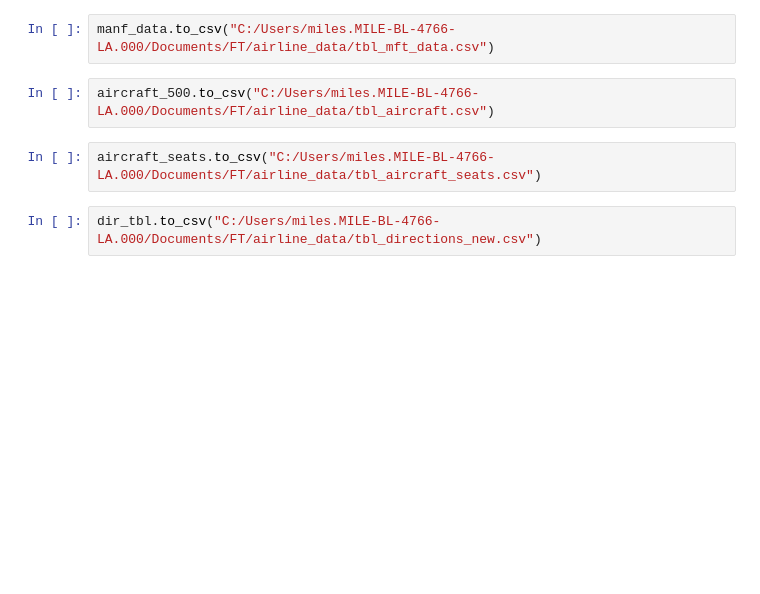
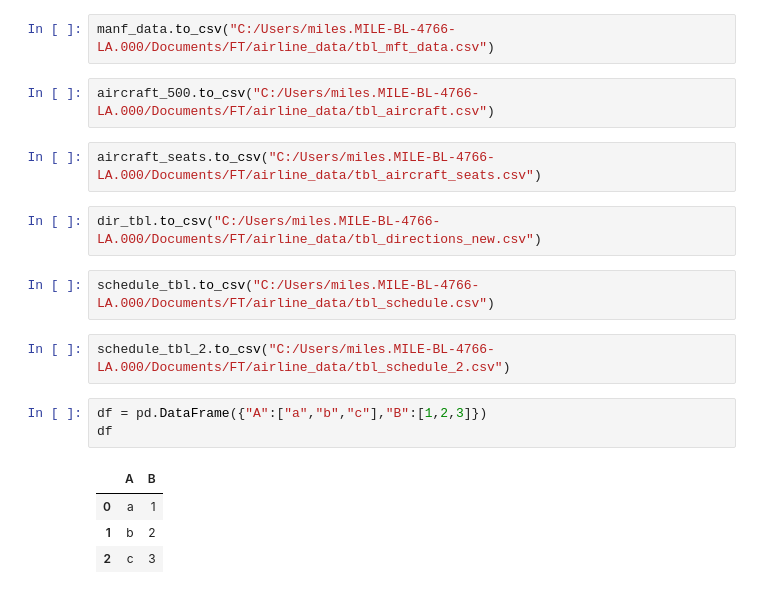
Before and after one commit to noviljohnson/FT_SQL, a Jupyter notebook: Airline_reservation/airpln_mnf_data_prep.ipynb, the cells around one changed output. Cells and saved outputs as stored; diff of their text form; blank space fills up the shorter version.

```diff
--- a/Airline_reservation/airpln_mnf_data_prep.ipynb
+++ b/Airline_reservation/airpln_mnf_data_prep.ipynb
@@ -550,3 +724,15 @@ aircraft_500.to_csv("C:/Users/miles.MILE-BL-4766-LA.000/Documents/FT/airline_dat
 aircraft_seats.to_csv("C:/Users/miles.MILE-BL-4766-LA.000/Documents/FT/airline_data/tbl_aircraft_seats.csv")
 # %%
 dir_tbl.to_csv("C:/Users/miles.MILE-BL-4766-LA.000/Documents/FT/airline_data/tbl_directions_new.csv")
+# %%
+schedule_tbl.to_csv("C:/Users/miles.MILE-BL-4766-LA.000/Documents/FT/airline_data/tbl_schedule.csv")
+# %%
+schedule_tbl_2.to_csv("C:/Users/miles.MILE-BL-4766-LA.000/Documents/FT/airline_data/tbl_schedule_2.csv")
+# %%
+df = pd.DataFrame({"A":["a","b","c"],"B":[1,2,3]})
+df
+# %% [output]
+|  | A | B |
+| 0 | a | 1 |
+| 1 | b | 2 |
+| 2 | c | 3 |
```
Also changed, not shown: parts of 30 cells of this notebook, 3 other files.
